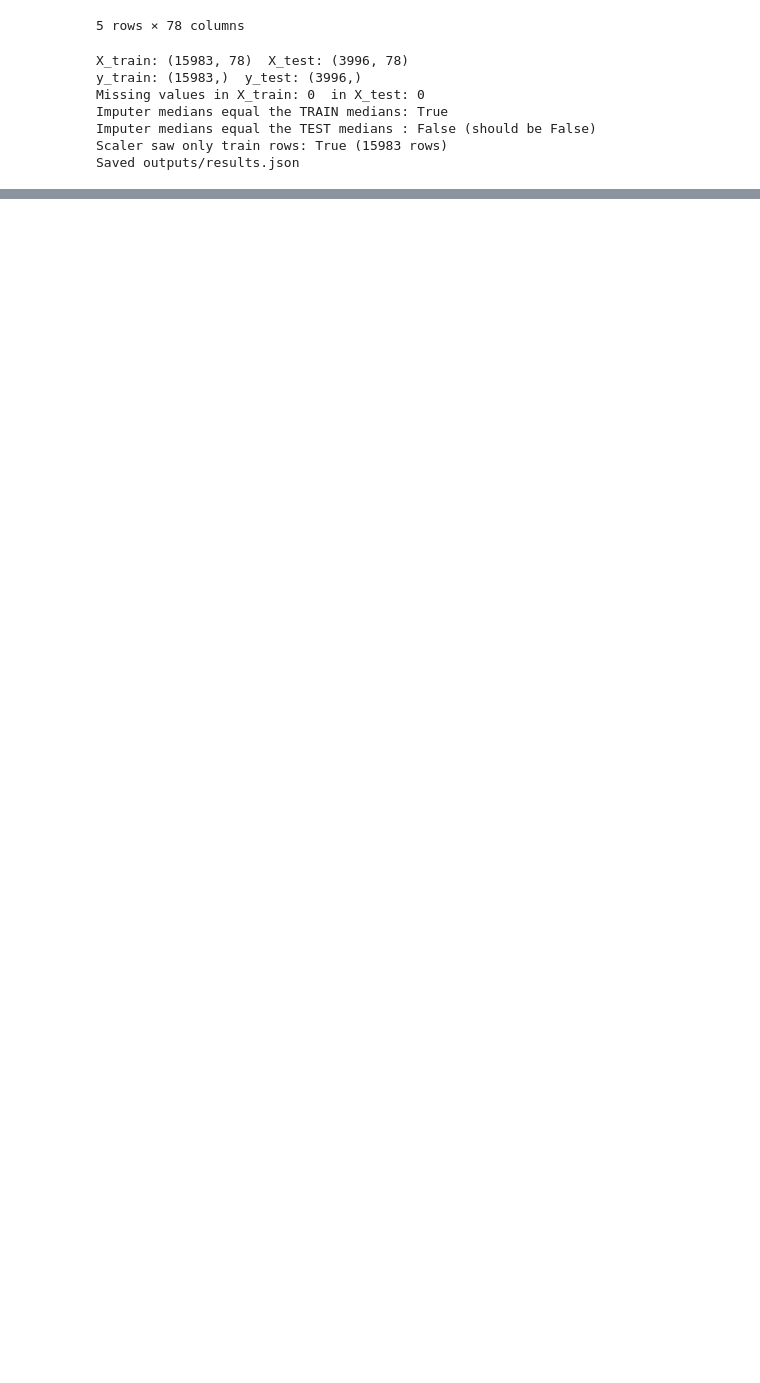
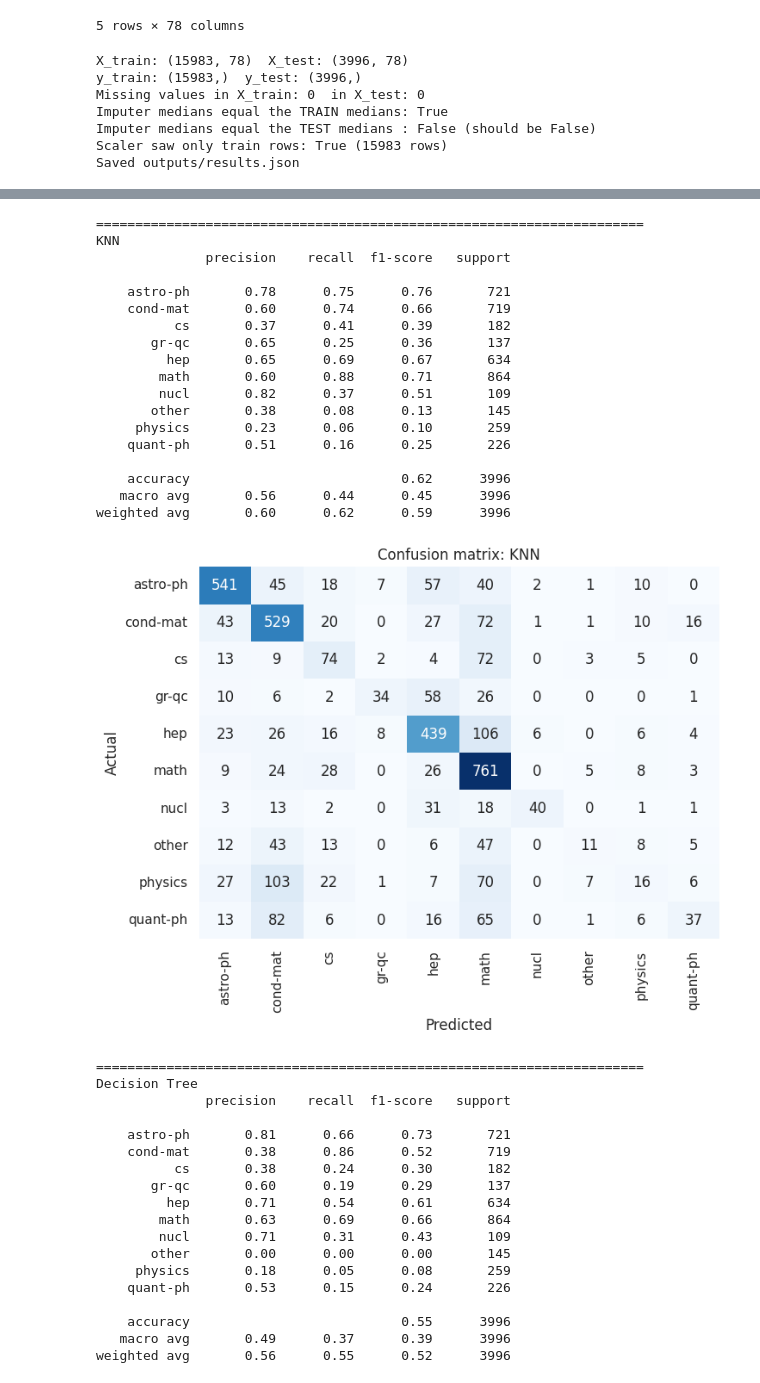
Before and after one commit to MHassanEjaz/rag-project, a Jupyter notebook: notebooks/rag-project.ipynb, the cells around one changed output, grey strips where cells are left out. Cells and saved outputs as stored; diff of their text form; code cells hidden in the pictures; blank space fills up the shorter version.

```diff
--- a/notebooks/rag-project.ipynb
+++ b/notebooks/rag-project.ipynb
@@ -475,0 +656,8 @@ updating: outputs/results.json (deflated 67%)
+# %%
+logreg = LogisticRegression(max_iter=2000).fit(Xtr, ytr)
+raw_proba = logreg.predict_proba(Xte.iloc[:5])
+proba = pd.DataFrame(raw_proba, columns=logreg.classes_).round(3)
+proba["predicted"] = logreg.predict(Xte.iloc[:5])
+proba["actual"] = yte.iloc[:5].values
+display(proba)
+print("Row sums:", raw_proba.sum(axis=1).round(3).tolist())
@@ -475,0 +672,57 @@ updating: outputs/results.json (deflated 67%)
+# %%
+models = {"KNN": knn, "Decision Tree": tree, "Logistic Regression": logreg}
+preds, summary = {}, []
+for name, m in models.items():
+    p = m.predict(Xte)
+    preds[name] = p
+    pr, rc, f1w, _ = precision_recall_fscore_support(yte, p, average="weighted", zero_division=0)
+    summary.append({"Model": name, "Accuracy": accuracy_score(yte, p), "Precision": pr, "Recall": rc, "F1": f1w,
+                    "Macro F1": f1_score(yte, p, average="macro", zero_division=0)})
+    print("=" * 70); print(name); print(classification_report(yte, p, zero_division=0))
+
+    cm = confusion_matrix(yte, p, labels=classes)
+    plt.figure(figsize=(7.5, 6))
+    sns.heatmap(cm, annot=True, fmt="d", cmap="Blues", xticklabels=classes, yticklabels=classes, cbar=False)
+    plt.xlabel("Predicted"); plt.ylabel("Actual"); plt.title(f"Confusion matrix: {name}")
+    save_fig3("w3_cm_" + name.lower().replace(" ", "_"))
+
+comparison = pd.DataFrame(summary).set_index("Model")
+display(comparison.round(4))
+# %% [output]
+======================================================================
+KNN
+              precision    recall  f1-score   support
+
+    astro-ph       0.78      0.75      0.76       721
+    cond-mat       0.60      0.74      0.66       719
+          cs       0.37      0.41      0.39       182
+       gr-qc       0.65      0.25      0.36       137
+         hep       0.65      0.69      0.67       634
+        math       0.60      0.88      0.71       864
+        nucl       0.82      0.37      0.51       109
+       other       0.38      0.08      0.13       145
+     physics       0.23      0.06      0.10       259
+    quant-ph       0.51      0.16      0.25       226
+
+    accuracy                           0.62      3996
+   macro avg       0.56      0.44      0.45      3996
+weighted avg       0.60      0.62      0.59      3996
+[figure, added]
+======================================================================
+Decision Tree
+              precision    recall  f1-score   support
+
+    astro-ph       0.81      0.66      0.73       721
+    cond-mat       0.38      0.86      0.52       719
+          cs       0.38      0.24      0.30       182
+       gr-qc       0.60      0.19      0.29       137
+         hep       0.71      0.54      0.61       634
+        math       0.63      0.69      0.66       864
+        nucl       0.71      0.31      0.43       109
+       other       0.00      0.00      0.00       145
+     physics       0.18      0.05      0.08       259
+    quant-ph       0.53      0.15      0.24       226
+
+    accuracy                           0.55      3996
+   macro avg       0.49      0.37      0.39      3996
+weighted avg       0.56      0.55      0.52      3996
```
Also changed, not shown: parts of 14 cells of this notebook.
